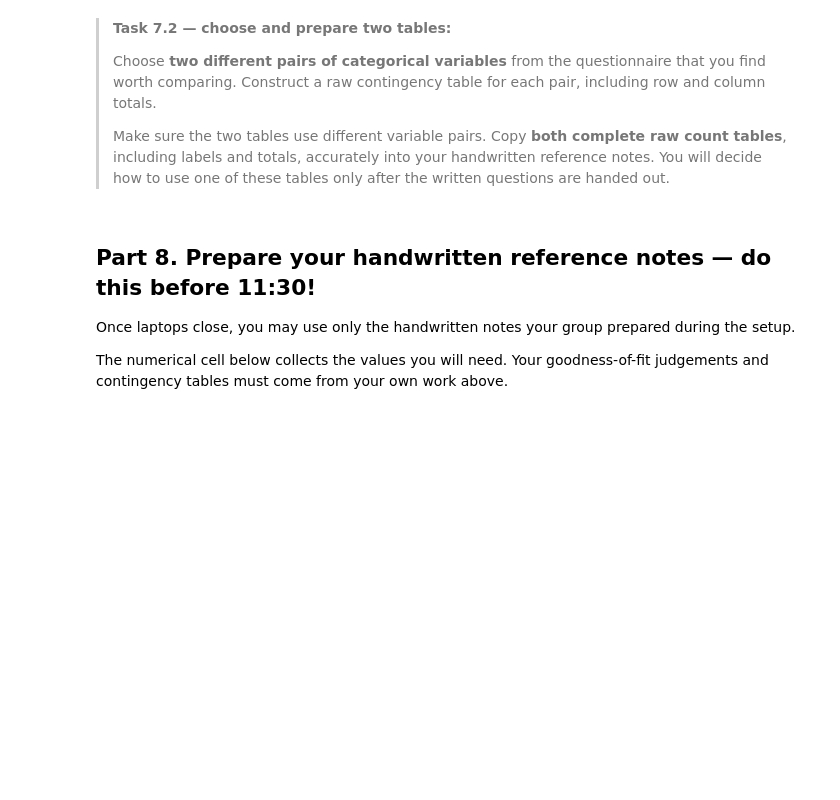
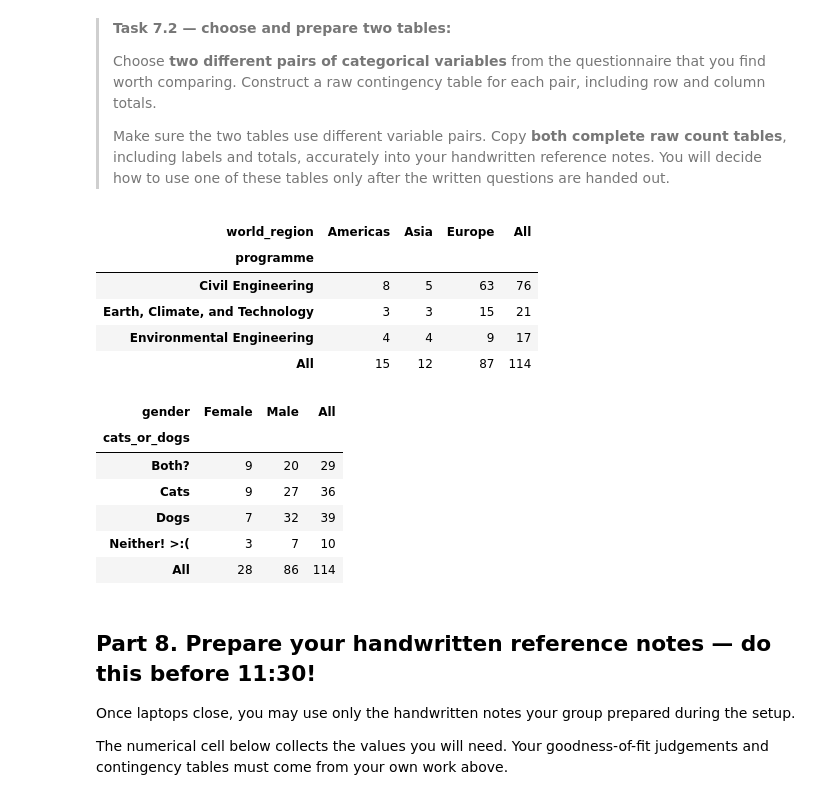
Before and after one commit to fanny200000/GA1.4, a Jupyter notebook: GA_1.4.ipynb, the cells around one changed output. Saved outputs shown, nothing was run; the diff lists cells and outputs as text; code cells hidden in the pictures; blank space fills up the shorter version.

```diff
--- a/GA_1.4.ipynb
+++ b/GA_1.4.ipynb
@@ -431,7 +431,34 @@ example_counts
 >
 >Make sure the two tables use different variable pairs. Copy **both complete raw count tables**, including labels and totals, accurately into your handwritten reference notes. You will decide how to use one of these tables only after the written questions are handed out.
 # %%
-### YOUR CODE HERE
+example_counts_2 = pd.crosstab(
+    survey['programme'],
+    survey['world_region'],
+    margins=True
+)
+
+example_counts_3 = pd.crosstab(
+    survey['cats_or_dogs'],
+    survey['gender'],
+    margins=True
+)
+
+display(example_counts_2)
+display(example_counts_3)
+# %% [output]
+| world_region | Americas | Asia | Europe | All |
+| programme |  |  |  |  |
+| Civil Engineering | 8 | 5 | 63 | 76 |
+| Earth, Climate, and Technology | 3 | 3 | 15 | 21 |
+| Environmental Engineering | 4 | 4 | 9 | 17 |
+| All | 15 | 12 | 87 | 114 |
+| gender | Female | Male | All |
+| cats_or_dogs |  |  |  |
+| Both? | 9 | 20 | 29 |
+| Cats | 9 | 27 | 36 |
+| Dogs | 7 | 32 | 39 |
+| Neither! >:( | 3 | 7 | 10 |
+| All | 28 | 86 | 114 |
 # %% [markdown]
 ## Part 8. Prepare your handwritten reference notes — do this before 11:30!
 
```
Also changed, not shown: parts of 2 cells of this notebook.
